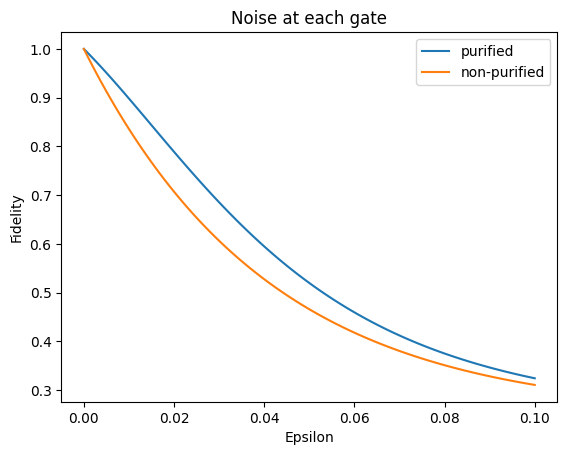
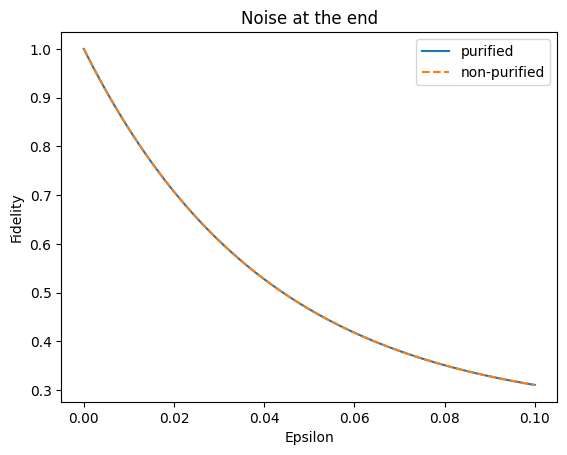
Code edit (unified diff) that turned the first committed figure into the second:
--- before
+++ after
@@ -1,5 +1,5 @@
 plt.plot(list_of_epsilon,list_of_purified_fidelity,label='purified')
-plt.plot(list_of_epsilon,list_of_fidelity,label='non-purified')
-plt.title("Noise at each gate")
+plt.plot(list_of_epsilon,list_of_fidelity,label='non-purified', linestyle='dashed')
+plt.title("Noise at the end")
 plt.xlabel("Epsilon")
 plt.ylabel("Fidelity")

Commit: cleaned up